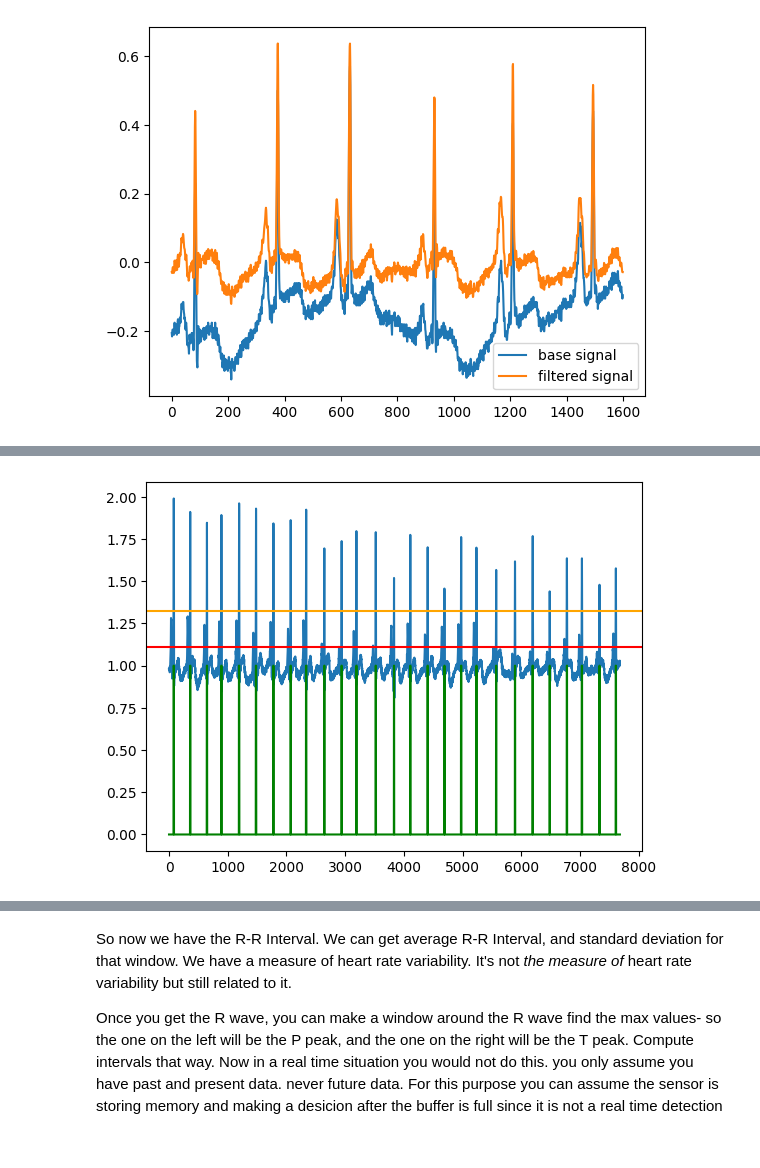
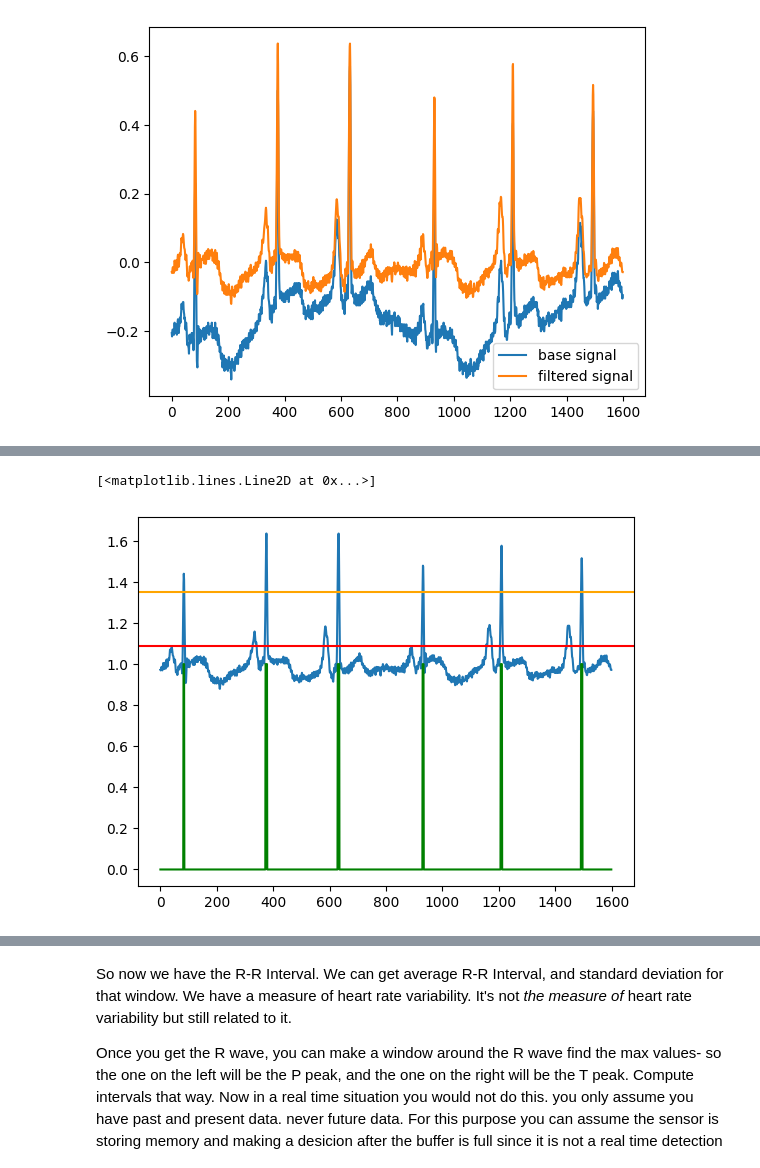
Before and after one commit to nuEGil/NotesOnTextTasks, a Jupyter notebook: CardiacSignalsStuff.ipynb, the cells around one changed output, grey strips where cells are left out. Saved outputs shown, nothing was run; the diff lists cells and outputs as text; code cells hidden in the pictures.

```diff
--- a/CardiacSignalsStuff.ipynb
+++ b/CardiacSignalsStuff.ipynb
@@ -77,7 +77,7 @@ def Plot_signals(signals, fields, T1 = 20, t_win = 5, fs= 320):
     # gives us.
     axes[i].set_ylabel(fields['sig_name'][i] + ' : '+fields['units'][i])
 
-def MIT_BIH_reader():
+def MIT_BIH_reader(SigNumber = -3):
   # first pass
   hdir = '/content/drive/My Drive/PublicHeartDatasets/mit-bih-arrhythmia-database-p-wave-annotations-1.0.0/'
   # get all the file names from the data set
@@ -87,7 +87,7 @@ def MIT_BIH_reader():
   # wfdb does not need the extension - it figures all that out apparently
   print('Number of files ', len(hea))
 
-  SigNumber = -3
+
   # wfdb get signals
   signals, fields = wfdb.rdsamp(hea[SigNumber], )
   # print(type(signals))
@@ -112,7 +112,7 @@ def MIT_BIH_reader():
   return signals, fields
 
 
-signals_, fields_ = MIT_BIH_reader()
+signals_, fields_ = MIT_BIH_reader(SigNumber = -3)
 # %% [output]
 Number of files  12
 signal shape  (650000, 2)
@@ -225,26 +225,49 @@ plt.close('all')
 # smoothed_fdata = sp.signal.savgol_filter(filtered_data[0:320*5, 0],7,2,)
 
 # so RMS threshold will pretty much reliably give you the P and R waves
-win_filtered_data = filtered_data[0:320*24,0]
-rms = np.sqrt(np.mean(np.square(win_filtered_data)))
-print(rms)
+def GetRRInterval(x, T0 = 0, T = 5, fs = 320, th = 3 ):
+    # Easy but breakable version of this is to threshold wrt the rms signal
+    win_filtered_data = x[T0*fs:T*fs]
+    # some signals have inverted QRS, so I want to flip it if thats the case
+    # R is a big peak so it'll weight the rest of the signal more negative
+    mean_sig = np.mean(win_filtered_data)
+    if mean_sig <0 :
+      win_filtered_data = -1*win_filtered_data
 
-R_waves = (win_filtered_data > 3*rms) +0
+    rms = np.sqrt(np.mean(np.square(win_filtered_data)))
+    print('mean signal : ', mean_sig)
+    print('RMS signal: ', rms)
+
+    # threshold
+    R_waves = (win_filtered_data > th*rms) +0
+    left_edge = np.diff(R_waves) > 0
+
+    # divide by 320 to get time in seconds.
+    RR_intervals = np.diff(np.where((left_edge)+0 ==1)) /320
+
+    print('R-R Intervals : ', RR_intervals)
+    print('Average R-R Interval : ', np.mean(RR_intervals))
+    print('Std R-R Interval : ', np.std(RR_intervals))
+
+    # return an output dictionary so the number of outputs isnt so long
+    output_object = {
+        'win_filtered_data' : win_filtered_data,
+        'RR_intervals' : RR_intervals,
+        'R_waves' : R_waves,
+        'rms' : rms,
+        'th' : th,
+    }
+    return output_object
+
+print(filtered_data.shape)
+outputs = GetRRInterval(filtered_data[:,0], T0=20, T=25, th = 4)
+
+
 # then you can take diff of R waves to get the left edge..
 
 plt.figure()
-plt.plot(win_filtered_data + 1)
-plt.axhline(rms + 1, color = 'red')
-plt.axhline(3*rms + 1, color = 'orange')
-
-plt.plot(R_waves, 'g')
-# plt.plot(np.diff(R_waves)>0)
-left_edge = np.diff(R_waves)>0
-
-# divide by 320 to get time in seconds.
-RR_intervals = np.diff(np.where((left_edge)+0 ==1)) /320
-
-print('R-R Intervals : ', RR_intervals)
-print('Average R-R Interval : ', np.mean(RR_intervals))
-print('Std R-R Interval : ', np.std(RR_intervals))
+plt.plot(outputs['win_filtered_data'] + 1)
+plt.axhline(outputs['rms'] + 1, color = 'red')
+plt.axhline(outputs['th']*outputs['rms'] + 1, color = 'orange')
+plt.plot(outputs['R_waves'], 'g')
 # %% [output]
@@ -258 +280,2 @@ Std R-R Interval :  0.06949537523590325
+[<matplotlib.lines.Line2D at 0x...>]
-[figure, old version]
+[figure, new version]
```
Also changed, not shown: parts of 6 cells of this notebook.
